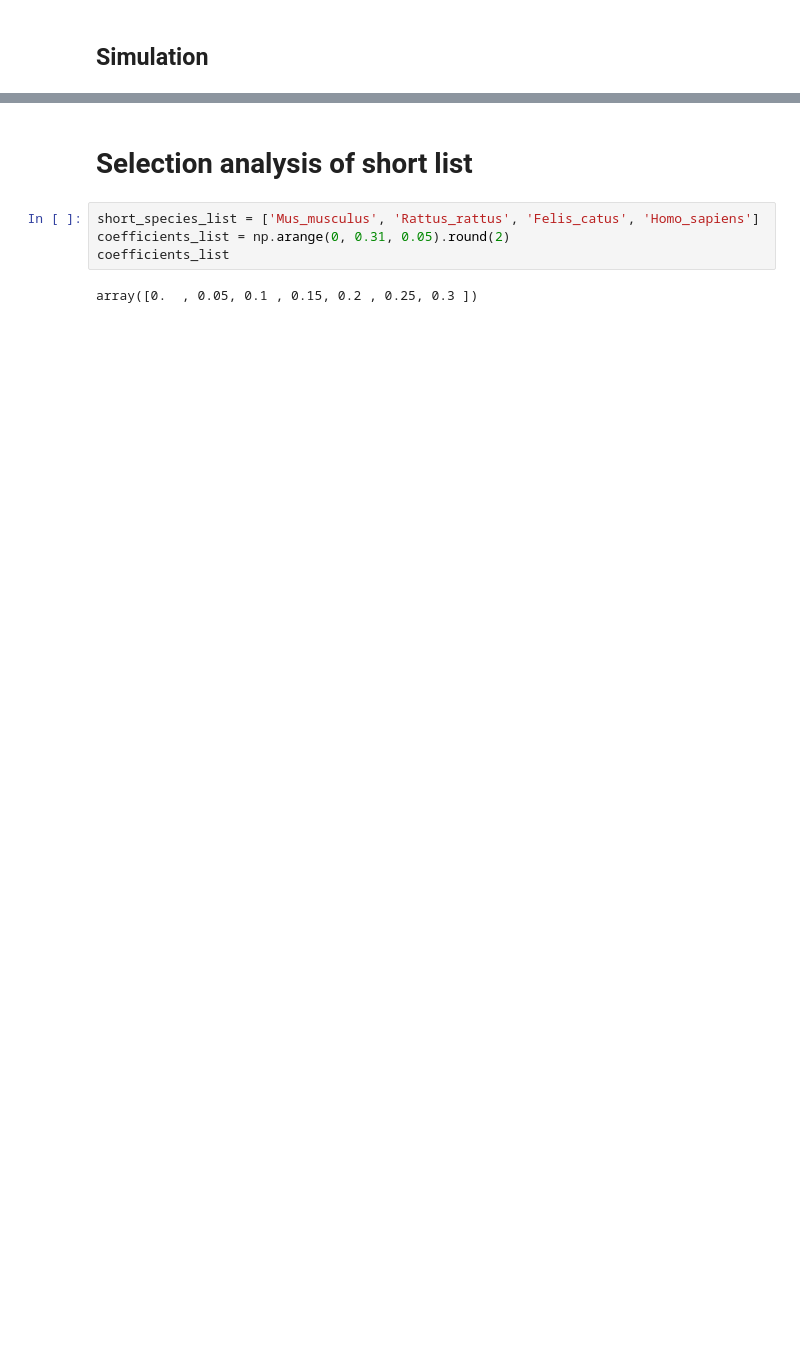
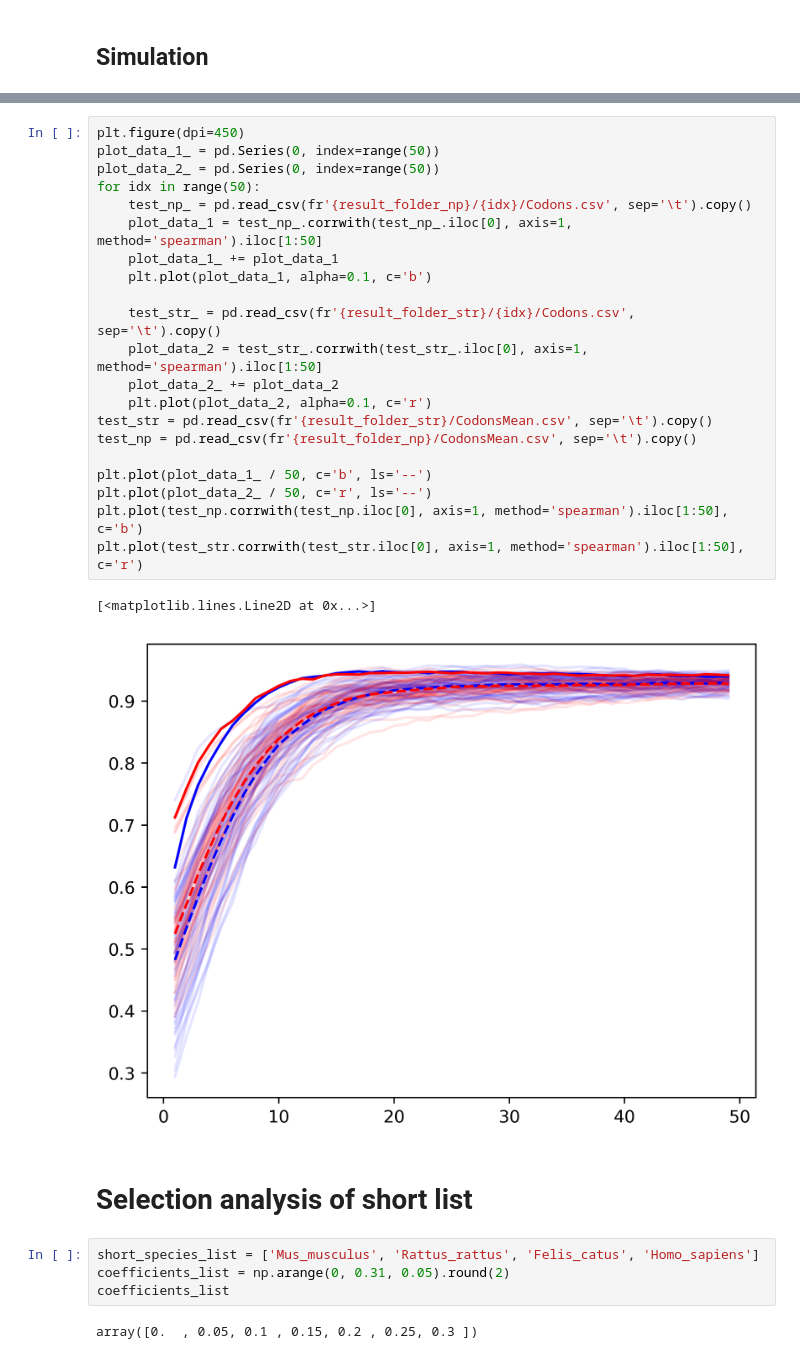
Before and after one commit to mitoclub/pr-29-trna-or-mutagenesis, a Jupyter notebook: local scripts/Simulation.ipynb, the cells around one changed output, grey strips where cells are left out. Cells and saved outputs as stored; diff of their text form; blank space fills up the shorter version.

```diff
--- a/local scripts/Simulation.ipynb
+++ b/local scripts/Simulation.ipynb
@@ -1055,3 +881,27 @@ def simulation_new(species: str, result_folder: str, sim_codon_usage: pd.Series,
+# %%
+plt.figure(dpi=450)
+plot_data_1_ = pd.Series(0, index=range(50))
+plot_data_2_ = pd.Series(0, index=range(50))
+for idx in range(50):
+    test_np_ = pd.read_csv(fr'{result_folder_np}/{idx}/Codons.csv', sep='\t').copy()
+    plot_data_1 = test_np_.corrwith(test_np_.iloc[0], axis=1, method='spearman').iloc[1:50]
+    plot_data_1_ += plot_data_1
+    plt.plot(plot_data_1, alpha=0.1, c='b')
+
+    test_str_ = pd.read_csv(fr'{result_folder_str}/{idx}/Codons.csv', sep='\t').copy()
+    plot_data_2 = test_str_.corrwith(test_str_.iloc[0], axis=1, method='spearman').iloc[1:50]
+    plot_data_2_ += plot_data_2
+    plt.plot(plot_data_2, alpha=0.1, c='r')
+test_str = pd.read_csv(fr'{result_folder_str}/CodonsMean.csv', sep='\t').copy()
+test_np = pd.read_csv(fr'{result_folder_np}/CodonsMean.csv', sep='\t').copy()
+
+plt.plot(plot_data_1_ / 50, c='b', ls='--')
+plt.plot(plot_data_2_ / 50, c='r', ls='--')
+plt.plot(test_np.corrwith(test_np.iloc[0], axis=1, method='spearman').iloc[1:50], c='b')
+plt.plot(test_str.corrwith(test_str.iloc[0], axis=1, method='spearman').iloc[1:50], c='r')
+# %% [output]
+[<matplotlib.lines.Line2D at 0x...>]
+[figure, added]
 # %% [markdown]
 # Selection analysis of short list
 # %%
```
Also changed, not shown: parts of 69 cells of this notebook, 23 other files.
